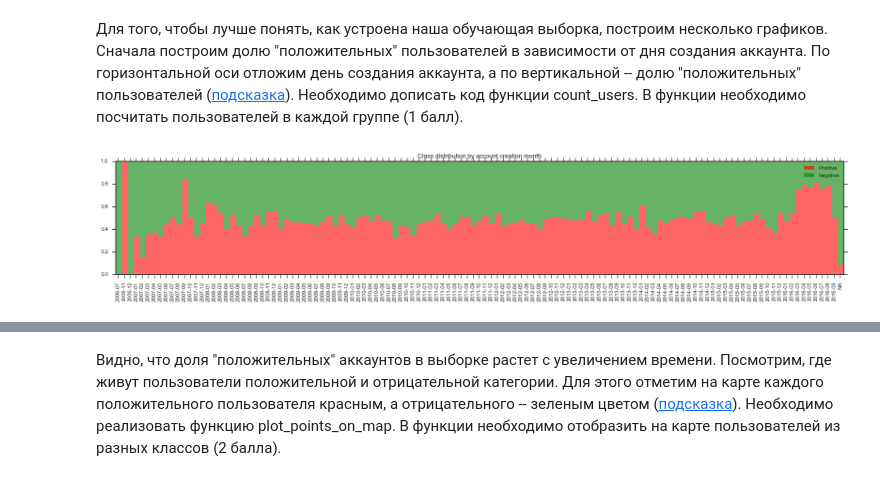
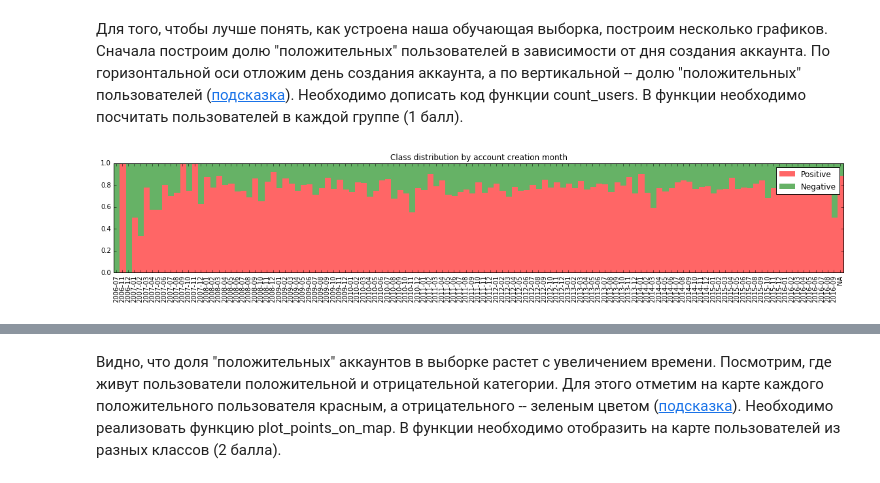
Before and after one commit to dmitrypenzar1996/dm1, a Jupyter notebook: homework-1-st.ipynb, the cells around one changed output, grey strips where cells are left out. Cells and saved outputs as stored; diff of their text form; code cells hidden in the pictures.

```diff
--- a/homework-1-st.ipynb
+++ b/homework-1-st.ipynb
@@ -175,7 +176,7 @@ def get_coordinates_by_location(location, hash_file_name = coordinates_location_
         get_coordinates_by_location.hash_data_file_name = hash_file_name
         get_coordinates_by_location.newData = {}
         try:
-            with open(hash_file, "r") as hash_file:
+            with open(hash_file_name, "r") as hash_file:
                 for line in hash_file:
                     try:
                         get_coordinates_by_location.hash_data.update(json.loads(line))
@@ -257,32 +362,32 @@ def count_users(grouped):
     count_pos, count_neg = np.zeros(len(grouped)), np.zeros(len(grouped))
     for index, (name, group) in enumerate(grouped):
         dts.append(name)
         count_pos[index] = sum(group['cls'] == 1)
-        count_neg[index] = len(group) - count_pos[index]
+        count_neg[index] = sum(group['cls'] == 0)
 
     # your code here
     return count_pos, count_neg, dts
 
 
 grouped = df_full.groupby(map(lambda dt: dt if pd.notnull(dt) else "NA", df_full["created_at"]))
 
 
 
 
 count_pos, count_neg, dts = count_users(grouped)
 
 fraction_pos = count_pos / (count_pos + count_neg + 1e-10)
 fraction_neg = 1 - fraction_pos
 
 sort_ind = np.argsort(dts)
 
 pl.figure(figsize=(20, 3))
 pl.bar(np.arange(len(dts)), fraction_pos[sort_ind], width=1.0, color='red', alpha=0.6, linewidth=0, label="Positive")
 pl.bar(np.arange(len(dts)), fraction_neg[sort_ind], bottom=fraction_pos[sort_ind], width=1.0, color='green', alpha=0.6, linewidth=0, label="Negative")
 pl.xticks(np.arange(len(dts)) + 0.4, sorted(dts), rotation=90)
 pl.title("Class distribution by account creation month")
 pl.xlim(0, len(dts))
 pl.legend()
 pl.show()
 # %% [output]
-[figure, old version]
+[figure, new version]
```
Also changed, not shown: parts of 9 cells of this notebook.
